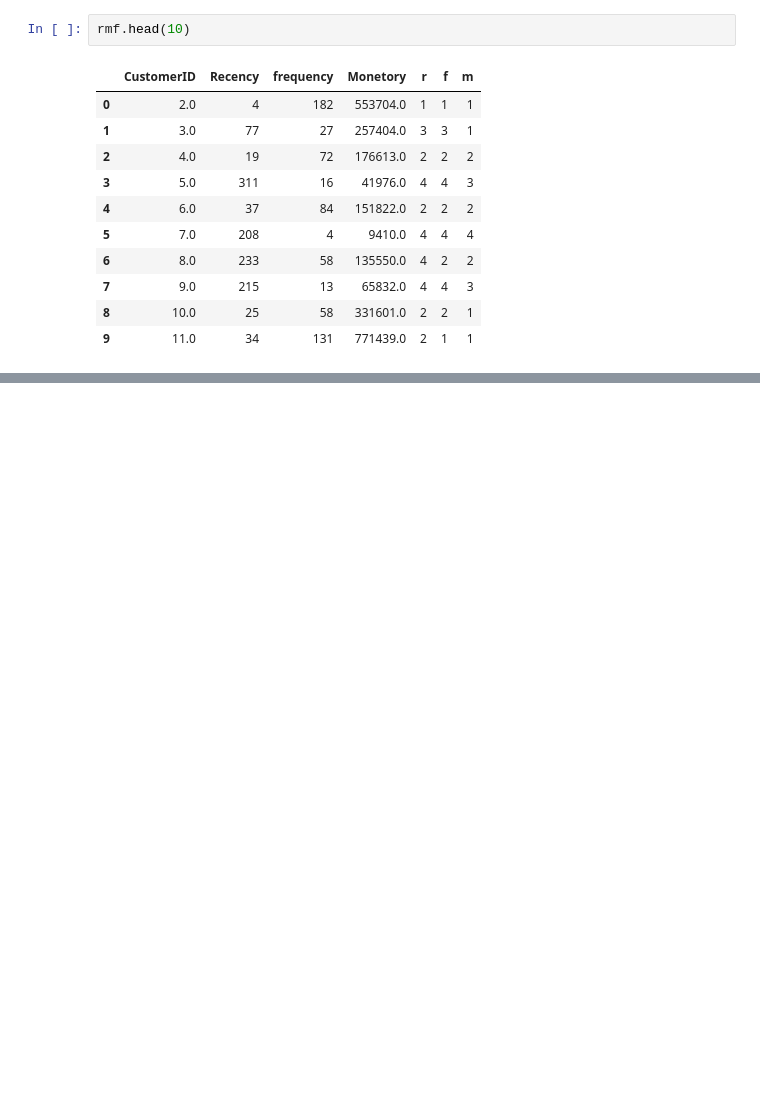
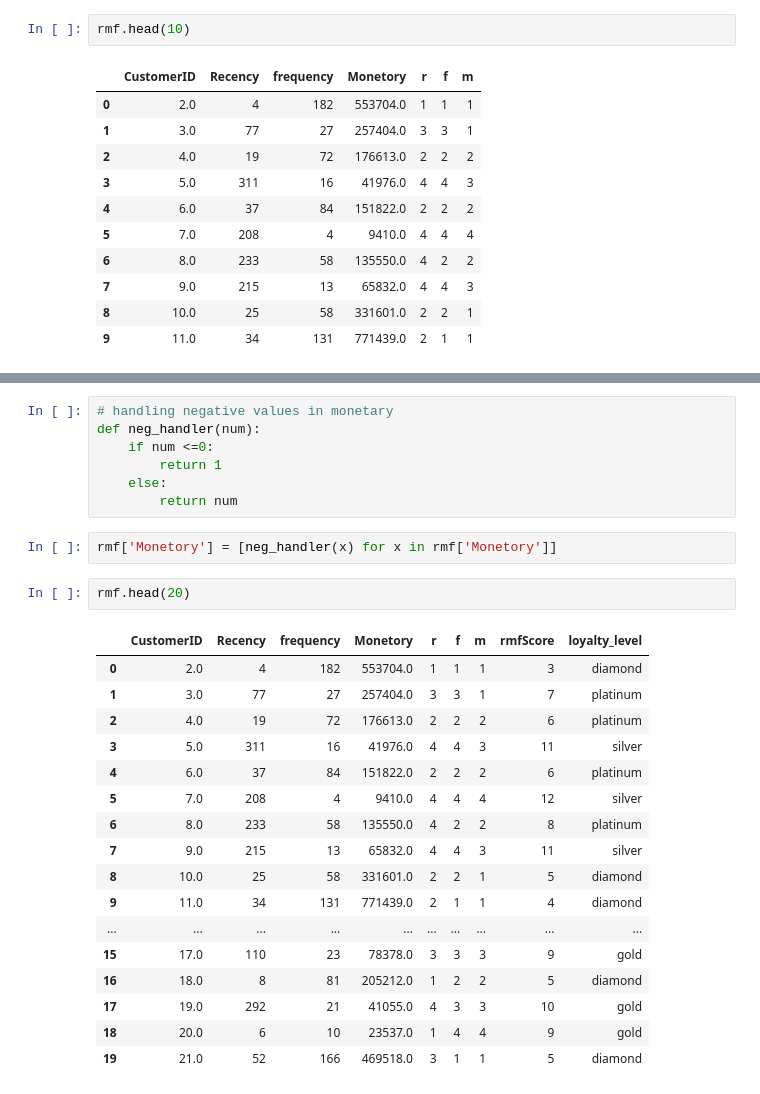
Before and after one commit to mukeshmk7/E_commerce_analytics, a Jupyter notebook: E_commerce_analytics.ipynb, the cells around one changed output, grey strips where cells are left out. Drawn from its saved outputs; the diff is of its cells as text; blank space fills up the shorter version.

```diff
--- a/E_commerce_analytics.ipynb
+++ b/E_commerce_analytics.ipynb
@@ -266,0 +305,29 @@ rmf.head(10)
+# %%
+# handling negative values in monetary
+def neg_handler(num):
+    if num <=0:
+        return 1
+    else:
+        return num
+# %%
+rmf['Monetory'] = [neg_handler(x) for x in rmf['Monetory']]
+# %%
+rmf.head(20)
+# %% [output]
+|  | CustomerID | Recency | frequency | Monetory | r | f | m | rmfScore | loyalty_level |
+| 0 | 2.0 | 4 | 182 | 553704.0 | 1 | 1 | 1 | 3 | diamond |
+| 1 | 3.0 | 77 | 27 | 257404.0 | 3 | 3 | 1 | 7 | platinum |
+| 2 | 4.0 | 19 | 72 | 176613.0 | 2 | 2 | 2 | 6 | platinum |
+| 3 | 5.0 | 311 | 16 | 41976.0 | 4 | 4 | 3 | 11 | silver |
+| 4 | 6.0 | 37 | 84 | 151822.0 | 2 | 2 | 2 | 6 | platinum |
+| 5 | 7.0 | 208 | 4 | 9410.0 | 4 | 4 | 4 | 12 | silver |
+| 6 | 8.0 | 233 | 58 | 135550.0 | 4 | 2 | 2 | 8 | platinum |
+| 7 | 9.0 | 215 | 13 | 65832.0 | 4 | 4 | 3 | 11 | silver |
+| 8 | 10.0 | 25 | 58 | 331601.0 | 2 | 2 | 1 | 5 | diamond |
+| 9 | 11.0 | 34 | 131 | 771439.0 | 2 | 1 | 1 | 4 | diamond |
+| ... | ... | ... | ... | ... | ... | ... | ... | ... | ... |
+| 15 | 17.0 | 110 | 23 | 78378.0 | 3 | 3 | 3 | 9 | gold |
+| 16 | 18.0 | 8 | 81 | 205212.0 | 1 | 2 | 2 | 5 | diamond |
+| 17 | 19.0 | 292 | 21 | 41055.0 | 4 | 3 | 3 | 10 | gold |
+| 18 | 20.0 | 6 | 10 | 23537.0 | 1 | 4 | 4 | 9 | gold |
+| 19 | 21.0 | 52 | 166 | 469518.0 | 3 | 1 | 1 | 5 | diamond |
```
Also changed, not shown: parts of 17 cells of this notebook.
